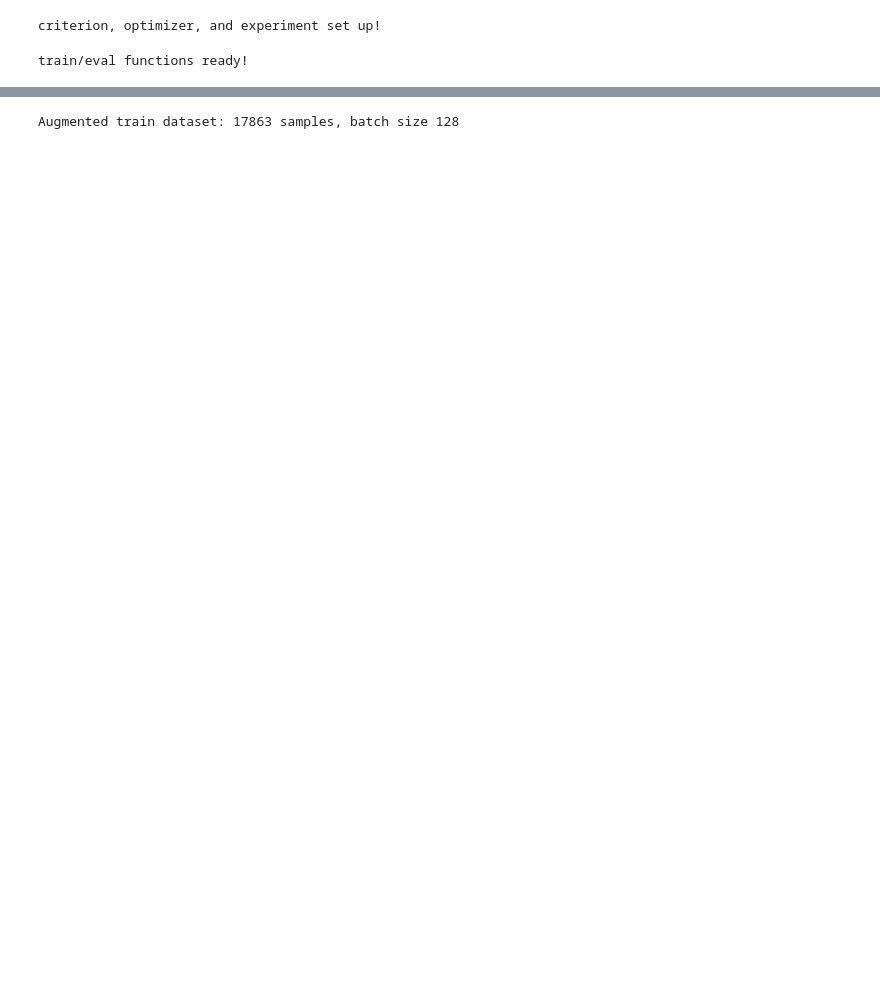
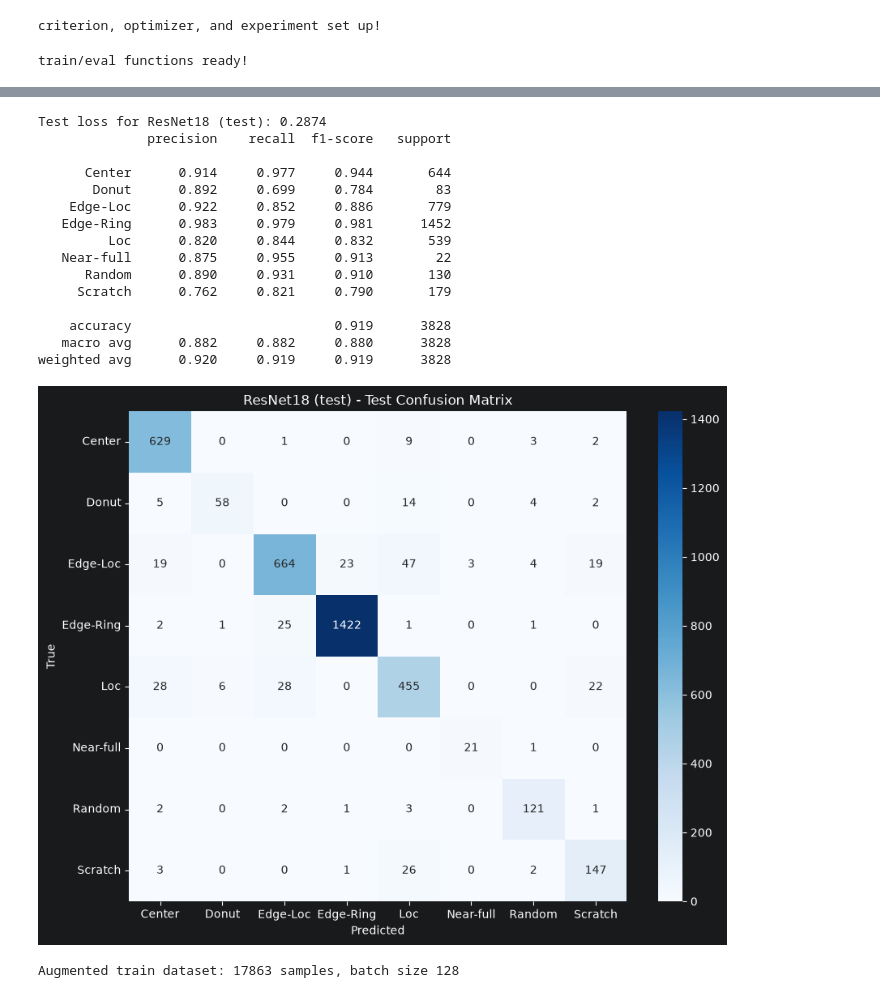
Before and after one commit to pqtrng/wm811k-defect-detection, a Jupyter notebook: notebooks/03_train.ipynb, the cells around one changed output, grey strips where cells are left out. Drawn from its saved outputs; the diff is of its cells as text; code cells hidden in the pictures; blank space fills up the shorter version.

```diff
--- a/notebooks/03_train.ipynb
+++ b/notebooks/03_train.ipynb
@@ -265,22 +265,24 @@ from sklearn.metrics import f1_score
 best_val_loss = float("inf")
 MODEL_DIR = PROJECT_ROOT / "models"
 MODEL_DIR.mkdir(exist_ok=True)
+FIGURE_DIR = PROJECT_ROOT / "docs" / "figures"
+FIGURE_DIR.mkdir(parents=True, exist_ok=True)
 best_path = MODEL_DIR / "wafercnn_best.pt"
 
-# Params logged once per run for reproducibility
-run_params = {
-    "model": "WaferCNN",
-    "epochs": EPOCHS,
-    "batch_size": BATCH,
-    "lr": LR,
-    "optimizer": "Adam",
-    "loss": "CrossEntropyLoss",
-    "sampler": "WeightedRandomSampler",
-    "seed": SEED,
-    "img_size": 64,
-    "num_classes": NUM_CLASSES,
-}
-
+# # Params logged once per run for reproducibility
+# run_params = {
+#     "model": "WaferCNN",
+#     "epochs": EPOCHS,
+#     "batch_size": BATCH,
+#     "lr": LR,
+#     "optimizer": "Adam",
+#     "loss": "CrossEntropyLoss",
+#     "sampler": "WeightedRandomSampler",
+#     "seed": SEED,
+#     "img_size": 64,
+#     "num_classes": NUM_CLASSES,
+# }
+#
 # with mlflow.start_run(run_name="baseline-cnn"):
 #     mlflow.log_params(run_params)
 #     for epoch in range(1, EPOCHS + 1):
@@ -525,7 +597,13 @@ def evaluate_and_report(best_path, model, loader, title, device=DEVICE):
     plt.title(f"{title} - Test Confusion Matrix")
     plt.tight_layout()
 
-    cm_path = MODEL_DIR / f"{title}_confusion_matrix.png"
+    cm_filenames = {
+        "CNN (test, augmented)": "confusion_matrix_cnn_aug_test.png",
+        "ResNet18 (test)": "confusion_matrix_resnet18_test.png",
+        "ResNet18 (test, augmented)": "confusion_matrix_resnet18_aug_test.png",
+    }
+    safe_title = "_".join("".join(ch if ch.isalnum() else " " for ch in title.lower()).split())
+    cm_path = FIGURE_DIR / cm_filenames.get(title, f"confusion_matrix_{safe_title}.png")
     plt.savefig(cm_path, dpi=120, bbox_inches="tight")
     plt.show()
     # print(f"Saved confusion matrix to {cm_path}")
@@ -764,7 +842,7 @@ class BasicBlock(nn.Module):
         return F.relu(out)
 # %%
 class WaferResNet18(nn.Module):
-    """ResNet-18 from scratch for 1-channl 64x64 wafer maps, 8 classes.
+    """ResNet-18 from scratch for 1-channel 64x64 wafer maps, 8 classes.
     Deviations from the ImageNet original:
         - Stem is a 3x3 stride-1 conv, no maxpool (ImageNet uses 7x7 stride-2 + maxpool, which downsamples 4x immediately -- too aggressive for a 64x64 input)
         - conv1 takes 1 input channel (wafer is single-channel), fc outputs 8 classes. The core (BasicBlock, [2,2,2,2] layout, 64->128->256->512, stride-2 stage starts) is standard ResNet-18
@@ -854,2 +935,2 @@ class WaferResNet18(nn.Module):
 # %%
-# resnet_best_path = run_experiment(WaferResNet18(), "resnet18-scratch", train_loader, val_loader)
+resnet_best_path = run_experiment(WaferResNet18(), "resnet18-scratch", train_loader, val_loader)
@@ -856,5 +955,22 @@ class WaferResNet18(nn.Module):
 # %%
-# _ = evaluate_and_report(resnet_best_path, WaferResNet18(), test_loader, "ResNet18 (test)")
+_ = evaluate_and_report(resnet_best_path, WaferResNet18(), test_loader, "ResNet18 (test)")
+# %% [output]
+Test loss for ResNet18 (test): 0.2874
+              precision    recall  f1-score   support
+
+      Center      0.914     0.977     0.944       644
+       Donut      0.892     0.699     0.784        83
+    Edge-Loc      0.922     0.852     0.886       779
+   Edge-Ring      0.983     0.979     0.981      1452
+         Loc      0.820     0.844     0.832       539
+   Near-full      0.875     0.955     0.913        22
+      Random      0.890     0.931     0.910       130
+     Scratch      0.762     0.821     0.790       179
+
+    accuracy                          0.919      3828
+   macro avg      0.882     0.882     0.880      3828
+weighted avg      0.920     0.919     0.919      3828
+[figure, added]
 # %%
 class AugmentedWaferDataset(WaferDataset):
     """WaferDataset + on-the-fly geometric augmentation, for Training only
```
Also changed, not shown: parts of 13 cells of this notebook, 14 other files.
